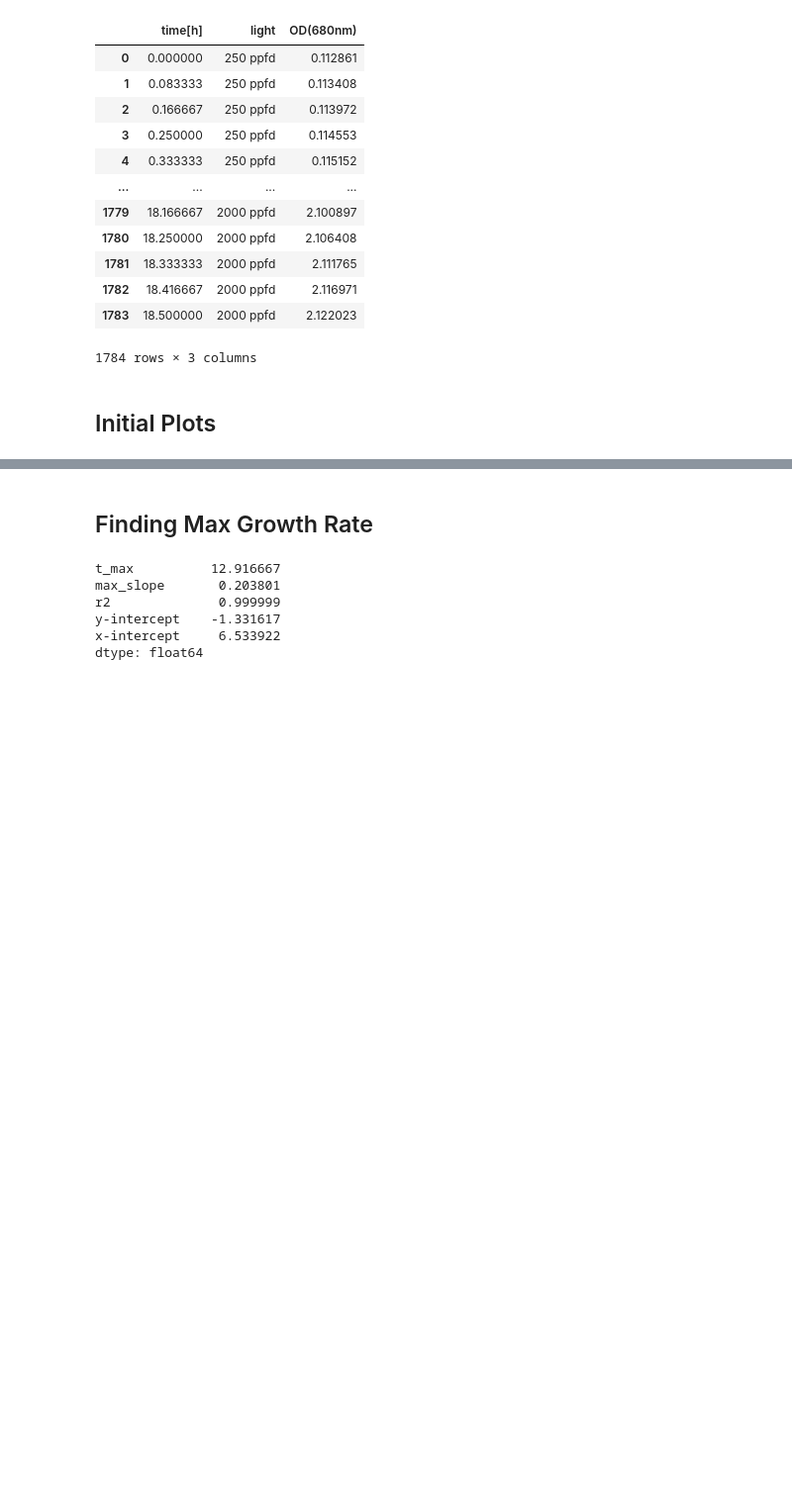
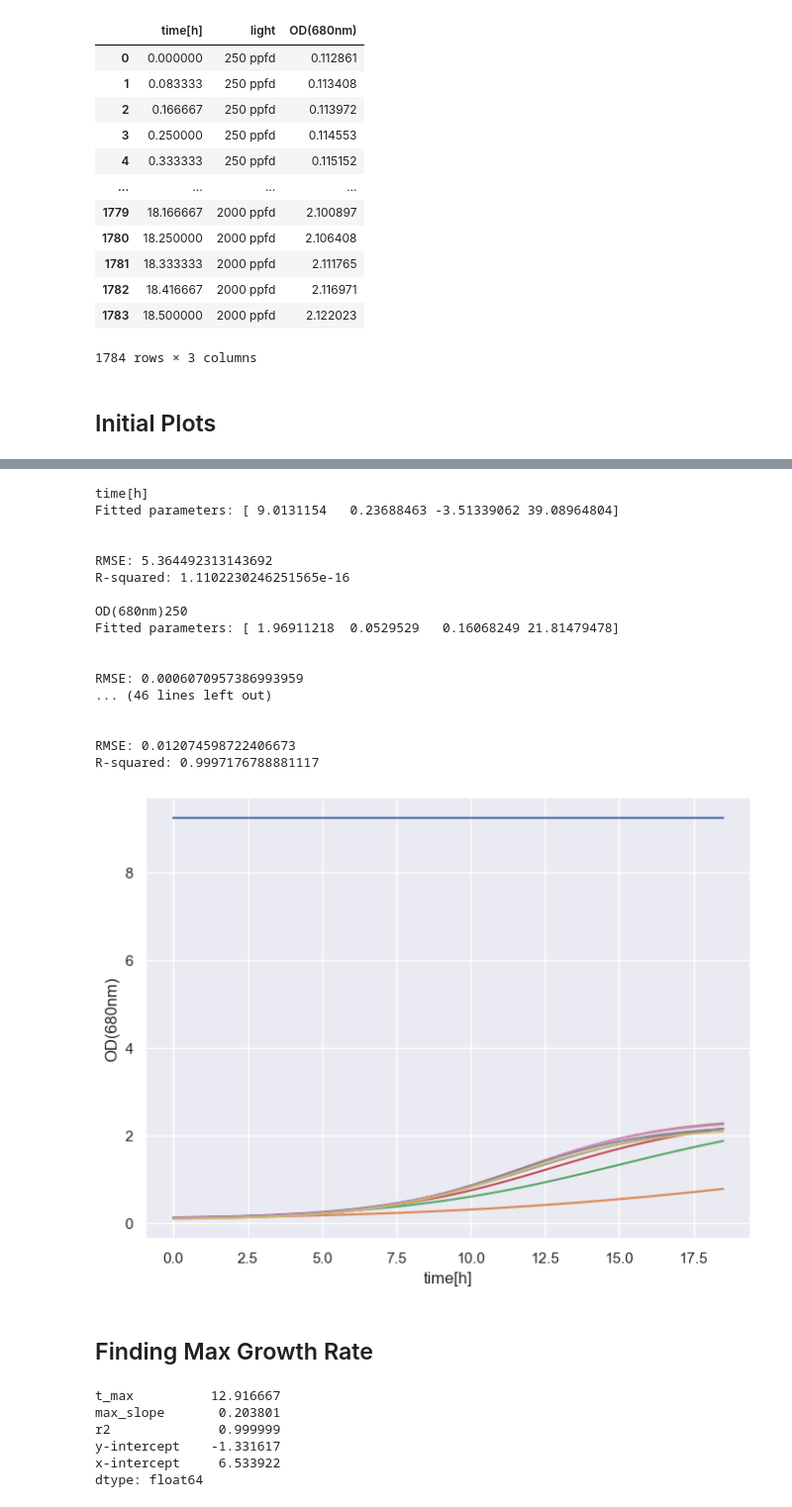
Before and after one commit to nb-e/growth-curve-analysis, a Jupyter notebook: 12.14.20 Analysis.ipynb, the cells around one changed output, grey strips where cells are left out. Shown at 99% size. Cells and saved outputs as stored; diff of their text form; code cells hidden in the pictures; blank space fills up the shorter version.

```diff
--- a/12.14.20 Analysis.ipynb
+++ b/12.14.20 Analysis.ipynb
@@ -204,3 +352,24 @@ smooth
+# %%
+logistic_plot(smooth)
+# %% [output]
+time[h]
+Fitted parameters: [ 9.0131154   0.23688463 -3.51339062 39.08964804]
+
+
+RMSE: 5.364492313143692
+R-squared: 1.1102230246251565e-16
+
+OD(680nm)250
+Fitted parameters: [ 1.96911218  0.0529529   0.16068249 21.81479478]
+
+
+RMSE: 0.0006070957386993959
+... (46 lines left out)
+
+
+RMSE: 0.012074598722406673
+R-squared: 0.9997176788881117
+[figure, added]
 # %% [markdown]
 ## Finding Max Growth Rate
 # %%
```
Also changed, not shown: parts of 12 cells of this notebook.
